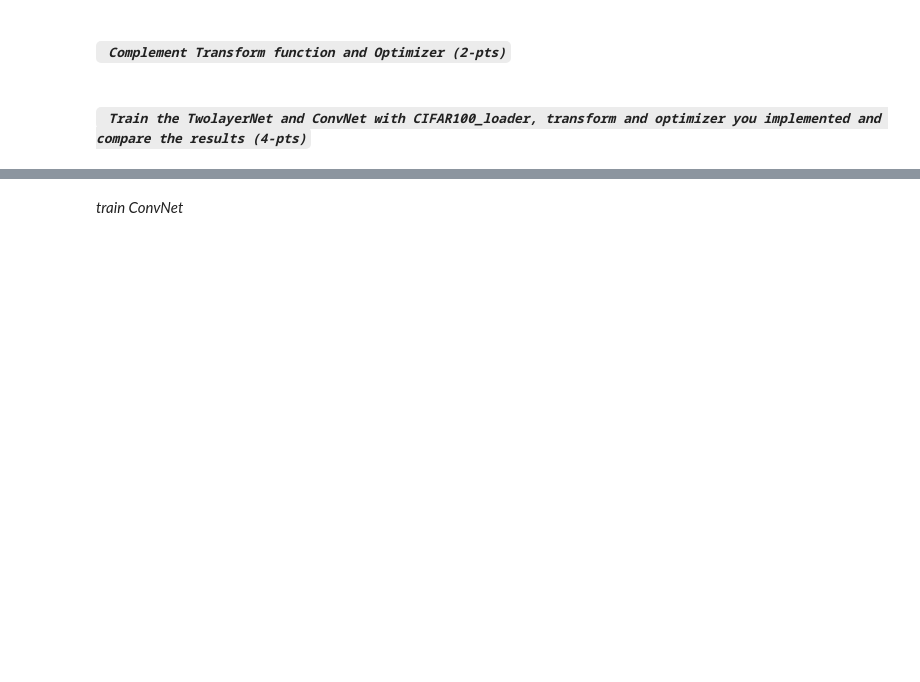
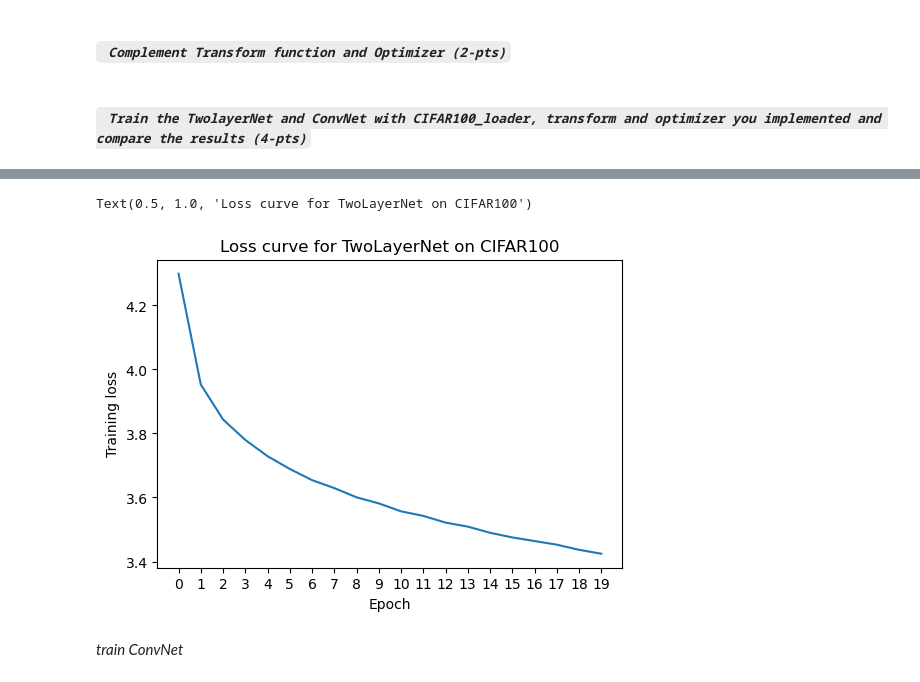
Before and after one commit to abhinav-neil/lenet5-clf-finetuning, a Jupyter notebook: Lab_project_part2_v2.ipynb, the cells around one changed output, grey strips where cells are left out. Drawn from its saved outputs; the diff is of its cells as text; code cells hidden in the pictures; blank space fills up the shorter version.

```diff
--- a/Lab_project_part2_v2.ipynb
+++ b/Lab_project_part2_v2.ipynb
@@ -186,3 +234,19 @@ optimizer =
+# %%
+# define optimizer
+def make_optimizer(model, type, **kwargs):
+    if type == 'sgd':
+        optimizer = torch.optim.SGD(model.parameters(), **kwargs)
+    elif type == 'adam':
+        optimizer = optim.Adam(model.parameters(), **kwargs)
+    else:
+        raise ValueError('Unknown optimizer type: {}'.format(type))
+    return optimizer
+# %%
+# create dataloaders
+trainset_cfr = CIFAR100_loader(train=True, transform=transform_train_cfr)
+testset_cfr = CIFAR100_loader(train=False, transform=transform_test_cfr)
+trainloader_cfr = DataLoader(trainset_cfr, batch_size=BATCH_SIZE, shuffle=True, num_workers=NUM_WORKERS)
+testloader_cfr = DataLoader(testset_cfr, batch_size=BATCH_SIZE, shuffle=False, num_workers=NUM_WORKERS)
 # %% [markdown]
 ##### *` Train the TwolayerNet and ConvNet with CIFAR100_loader, transform and optimizer you implemented and compare the results (4-pts)`*
 # %%
@@ -217,15 +281,3 @@ def valid_class(net,testloader,classes):
     for i in range(len(classes)):
         print('Accuracy of %5s : %2d %%' % (
             classes[i], 100 * class_correct[i] / class_total[i]))
-# %%
-def train(net, trainloader,epoch=1):
-    ###################### Define Loss function and optimizer
-
-    ############################### Training
-    for epoch in range(epoch):  # loop over the dataset multiple times
-
-        ################################
-        # Todo: finish the code
-        ################################
-
-    print('Finished Training')
@@ -238,0 +330,6 @@ def train(net, trainloader,epoch=1):
+# %%
+model_tln = TwolayerNet(input_size=INPUT_SIZE, hidden_size=HIDDEN_SIZE, num_classes=NUM_CLASSES_CFR)
+print(model_tln)
+optimizer_tln = make_optimizer(model_tln, 'sgd', lr=LEARING_RATE, momentum=MOMENTUM, weight_decay=WEIGHT_DECAY, nesterov=NES)
+criterion = nn.CrossEntropyLoss()
+losses_tln = train(model_tln, trainloader_cfr, optimizer_tln, criterion, num_epochs=20)
@@ -239,2 +391,13 @@ def train(net, trainloader,epoch=1):
+# %%
+# plot the loss
+plt.figure(figsize=(6, 4))
+plt.plot(losses_tln)
+plt.xticks(range(len(losses_tln)))
+plt.xlabel('Epoch')
+plt.ylabel('Training loss')
+plt.title('Loss curve for TwoLayerNet on CIFAR100')
+# %% [output]
+Text(0.5, 1.0, 'Loss curve for TwoLayerNet on CIFAR100')
+[figure, added]
 # %% [markdown]
 *train ConvNet*
```
Also changed, not shown: parts of 61 cells of this notebook, 4 other files.
